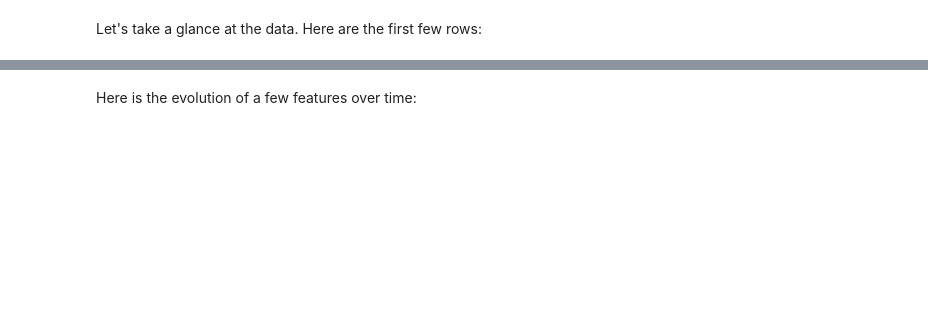
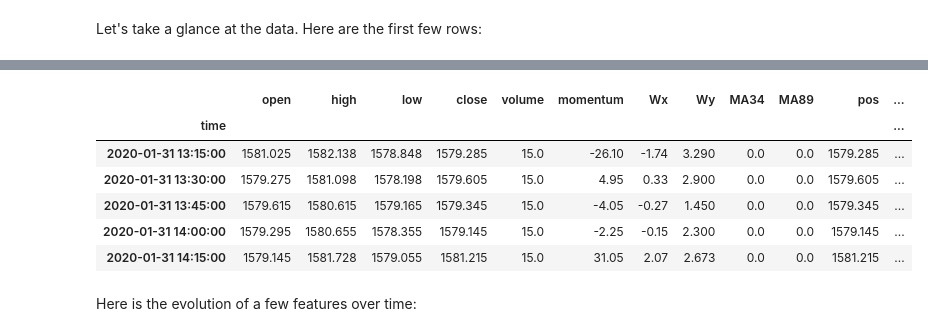
Before and after one commit to vietnc/ML, a Jupyter notebook: data-prepocess.ipynb, the cells around one changed output, grey strips where cells are left out. Cells and saved outputs as stored; diff of their text form; code cells hidden in the pictures; blank space fills up the shorter version.

```diff
--- a/data-prepocess.ipynb
+++ b/data-prepocess.ipynb
@@ -130,3 +153,17 @@ agData.head()
+# %%
+df = pd.merge_asof(df, daily['pca'],
+                            left_index=True, right_index=True,
+                            direction='backward')
+df.rename(columns={'pca': 'pcaDaily'}, inplace=True)
+df.head()
+# %% [output]
+|  | open | high | low | close | volume | momentum | Wx | Wy | MA34 | MA89 | pos | ... |
+| time |  |  |  |  |  |  |  |  |  |  |  | ... |
+| 2020-01-31 13:15:00 | 1581.025 | 1582.138 | 1578.848 | 1579.285 | 15.0 | -26.10 | -1.74 | 3.290 | 0.0 | 0.0 | 1579.285 | ... |
+| 2020-01-31 13:30:00 | 1579.275 | 1581.098 | 1578.198 | 1579.605 | 15.0 | 4.95 | 0.33 | 2.900 | 0.0 | 0.0 | 1579.605 | ... |
+| 2020-01-31 13:45:00 | 1579.615 | 1580.615 | 1579.165 | 1579.345 | 15.0 | -4.05 | -0.27 | 1.450 | 0.0 | 0.0 | 1579.345 | ... |
+| 2020-01-31 14:00:00 | 1579.295 | 1580.655 | 1578.355 | 1579.145 | 15.0 | -2.25 | -0.15 | 2.300 | 0.0 | 0.0 | 1579.145 | ... |
+| 2020-01-31 14:15:00 | 1579.145 | 1581.728 | 1579.055 | 1581.215 | 15.0 | 31.05 | 2.07 | 2.673 | 0.0 | 0.0 | 1581.215 | ... |
 # %% [markdown]
 Here is the evolution of a few features over time:
 # %%
```
Also changed, not shown: parts of 8 cells of this notebook.
